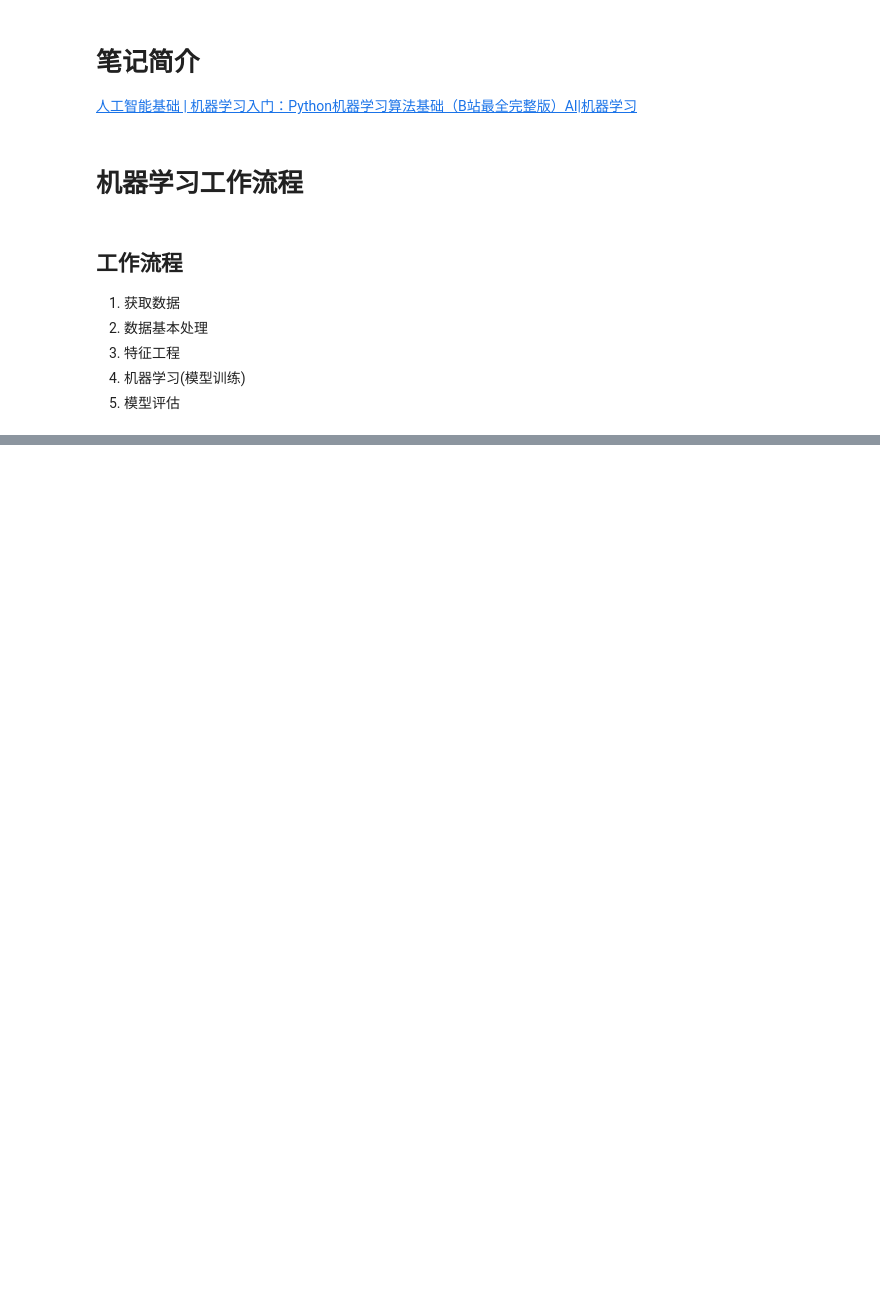
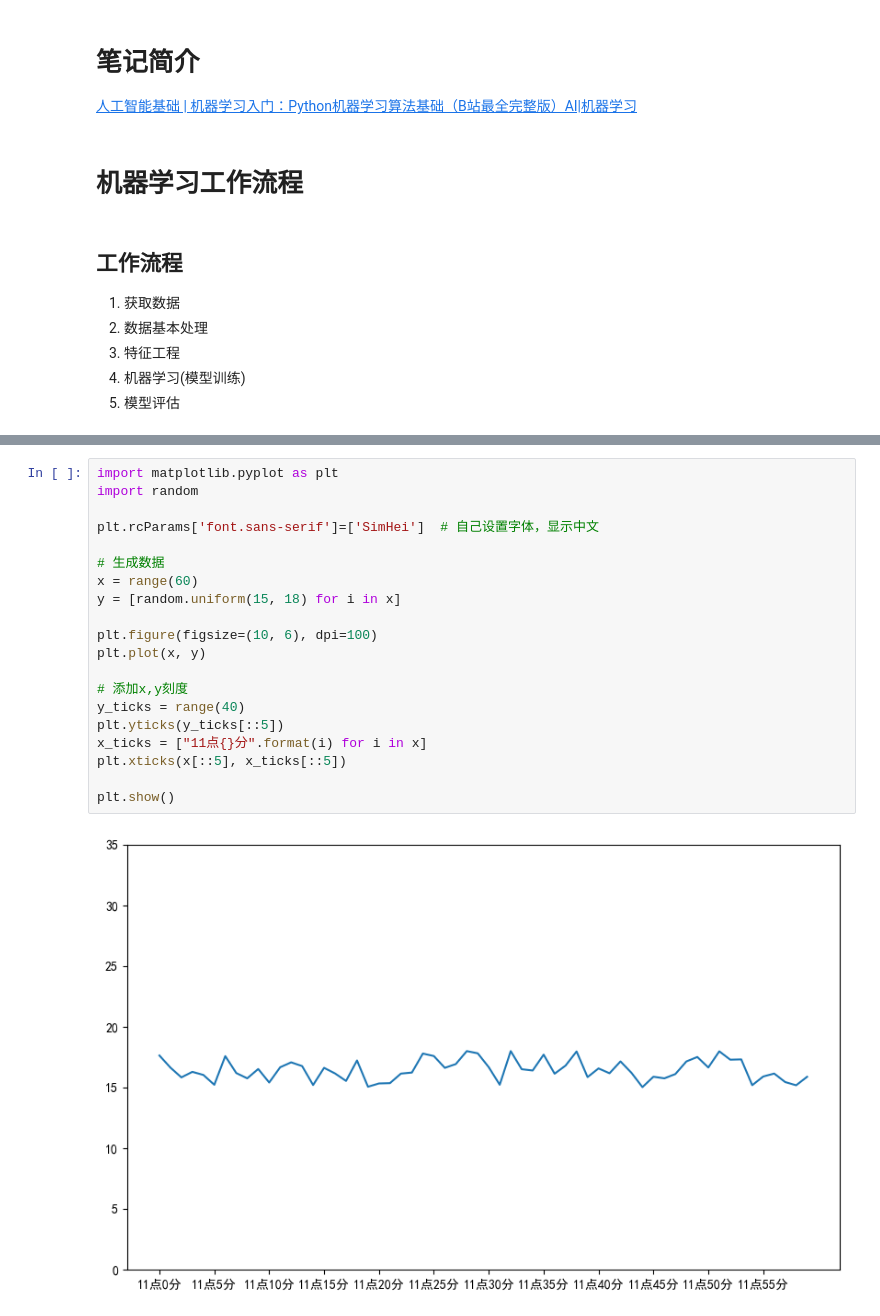
Before and after one commit to Jacob-xyb/Python_Note, a Jupyter notebook: DeepLearning/Beginners/B站_Python机器学习算法基础/Python机器学习算法基础.ipynb, the cells around one changed output, grey strips where cells are left out. Cells and saved outputs as stored; diff of their text form; blank space fills up the shorter version.

```diff
--- a/DeepLearning/Beginners/B站_Python机器学习算法基础/Python机器学习算法基础.ipynb
+++ b/DeepLearning/Beginners/B站_Python机器学习算法基础/Python机器学习算法基础.ipynb
@@ -14,0 +194,22 @@
+# %%
+import matplotlib.pyplot as plt
+import random
+
+plt.rcParams['font.sans-serif']=['SimHei']  # 自己设置字体，显示中文
+
+# 生成数据
+x = range(60)
+y = [random.uniform(15, 18) for i in x]
+
+plt.figure(figsize=(10, 6), dpi=100)
+plt.plot(x, y)
+
+# 添加x,y刻度
+y_ticks = range(40)
+plt.yticks(y_ticks[::5])
+x_ticks = ["11点{}分".format(i) for i in x]
+plt.xticks(x[::5], x_ticks[::5])
+
+plt.show()
+# %% [output]
+[figure, added]
```
Also changed, not shown: parts of 67 cells of this notebook, 1 other file.
